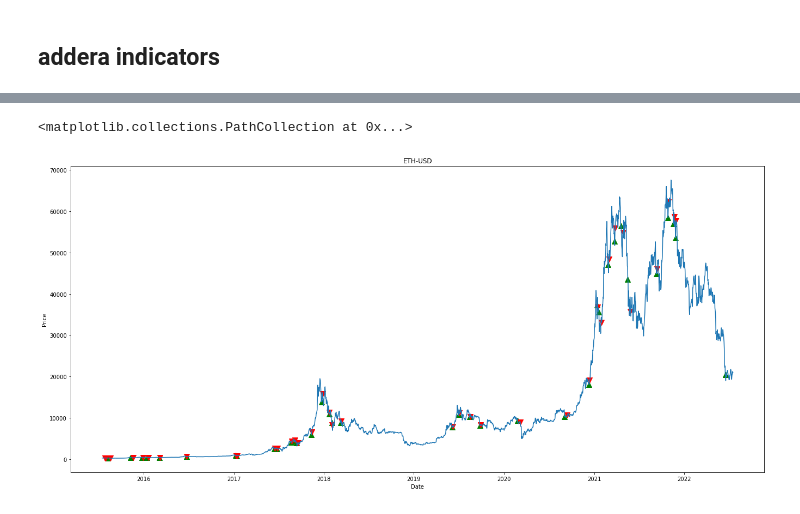
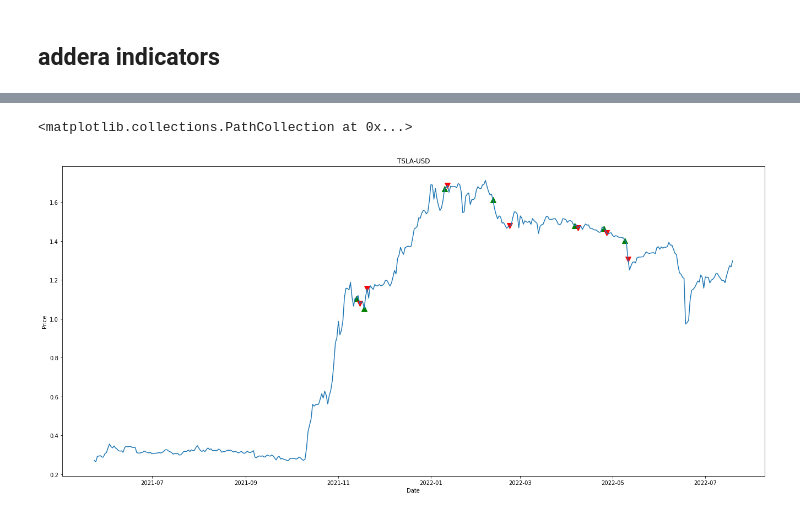
Before and after one commit to carokanns/Krypto, a Jupyter notebook: backtesting_a_stochastic_strategy/backtesting.ipynb, the cells around one changed output, grey strips where cells are left out. Cells and saved outputs as stored; diff of their text form; code cells hidden in the pictures.

Commit message:
small changes to backtesting. Kollade med TSLA

```diff
--- a/backtesting_a_stochastic_strategy/backtesting.ipynb
+++ b/backtesting_a_stochastic_strategy/backtesting.ipynb
@@ -28,0 +8,4 @@ df
+# %%
+# ticker = "ETH-USD"
+ticker = "TSLA-USD"
+df = yf.download(ticker, start="2020-01-01")
@@ -41,34 +46,43 @@ df['Buy'] = (df['Close'] > df['SMA_200']) & (df['stoch_k'] < 0.05)
 # %%
 buydates, selldates = [],[]
 buys, sells = [],[]
+max_search=10
 
-last_selldate = pd.to_datetime("1900-01-01")  # last sell date to avoid selling before buying
+last_selldate = pd.to_datetime("1900-01-01") # last sell date to avoid selling before buying
 # buydate = last_selldate
 for row in range(len(df)):
     if len(selldates) > 0:
         last_selldate = selldates[-1]
 
     if df.iloc[row].Buy:
-        # print('buy')
+        # print('buy indicate', df.iloc[row].name)
         buyprice = df.iloc[row].Close * 0.97  # take a 3% margin
-
-        for k in range(1,11):
+        found_buydate = False
+        for k in range(1,max_search+1):
             if buyprice >= df.iloc[row+k].Low:
                 buydate = df.iloc[row+k].name
+                found_buydate = True
                 break
+
+        if not found_buydate:
+            continue   # go on with the next row
 
         if buydate > last_selldate:
             buydates.append(buydate)
             buys.append(buyprice)
-            for j in range(1,11):
+            print('buy', buydate, buyprice)
+            for j in range(1,max_search+1):
                 if df.iloc[row+k+j].Close > buyprice:
                     sellprice = df.iloc[row+k+j+1].Open
                     selldate = df.iloc[row+k+j+1].name
                     sells.append(sellprice)
                     selldates.append(selldate)
+                    # df.iloc[row+k+j,-1] = True
+                    print('sell', selldate, sellprice)
                     break
-                elif j==10:
+                elif j==max_search: # if no sell signal found, sell after 60 days
                     sellprice = df.iloc[row+k+j+1].Open
                     selldate = df.iloc[row+k+j+1].name
                     sells.append(sellprice)
                     selldates.append(selldate)
+                    print('sell 10',selldate, sellprice)
@@ -115,13 +124,13 @@ selldates
 # %%
-plt.subplot(111, xlabel='Date', ylabel='Price', title='ETH-USD')
+plt.subplot(1,1,1, xlabel='Date', ylabel='Price', title=ticker)
 # set size of subplot
 plt.subplots_adjust(left=0.05, right=3, top=2, bottom=0.05)
 plt.plot(df['Close'])
 plt.scatter(df.loc[buydates].index, df.loc[buydates].Close, marker='^', color='green', s=100)
 plt.scatter(df.loc[selldates].index, df.loc[selldates].Close, marker='v', color='red', s=100)
 # %% [output]
 <matplotlib.collections.PathCollection at 0x...>
-[figure, old version]
+[figure, new version]
 # %%
 buys
 # %% [output]
```
Also changed, not shown: parts of 13 cells of this notebook, 1 other file.
